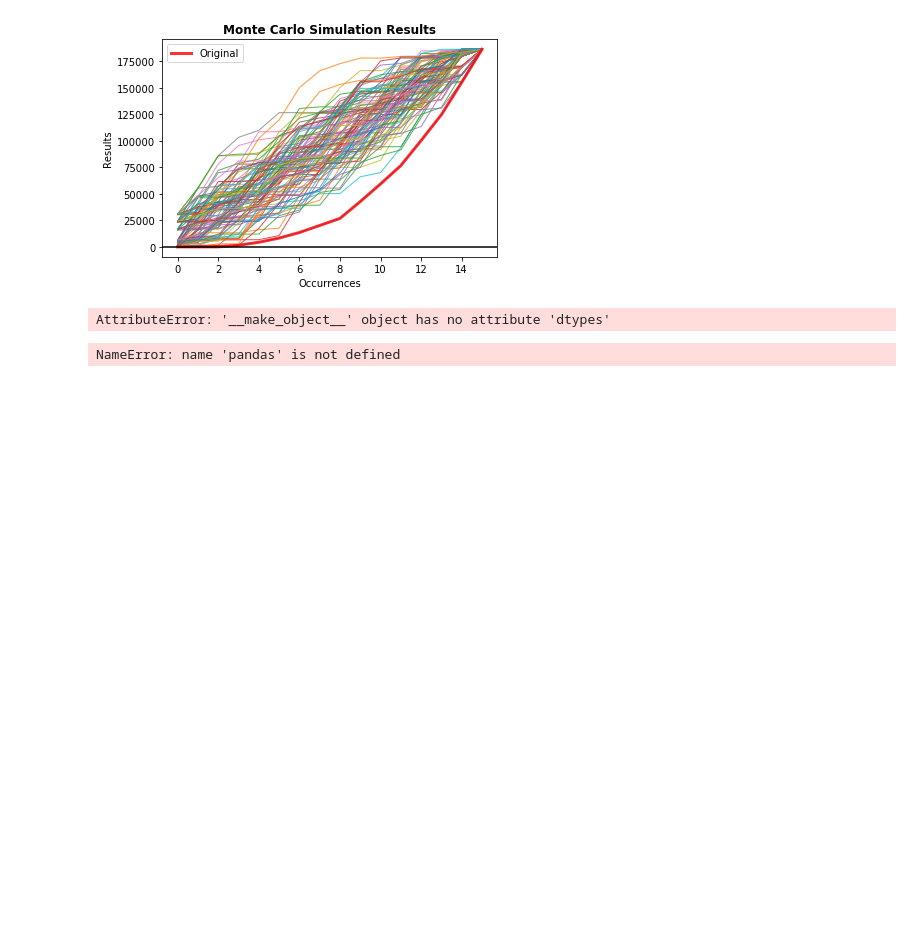
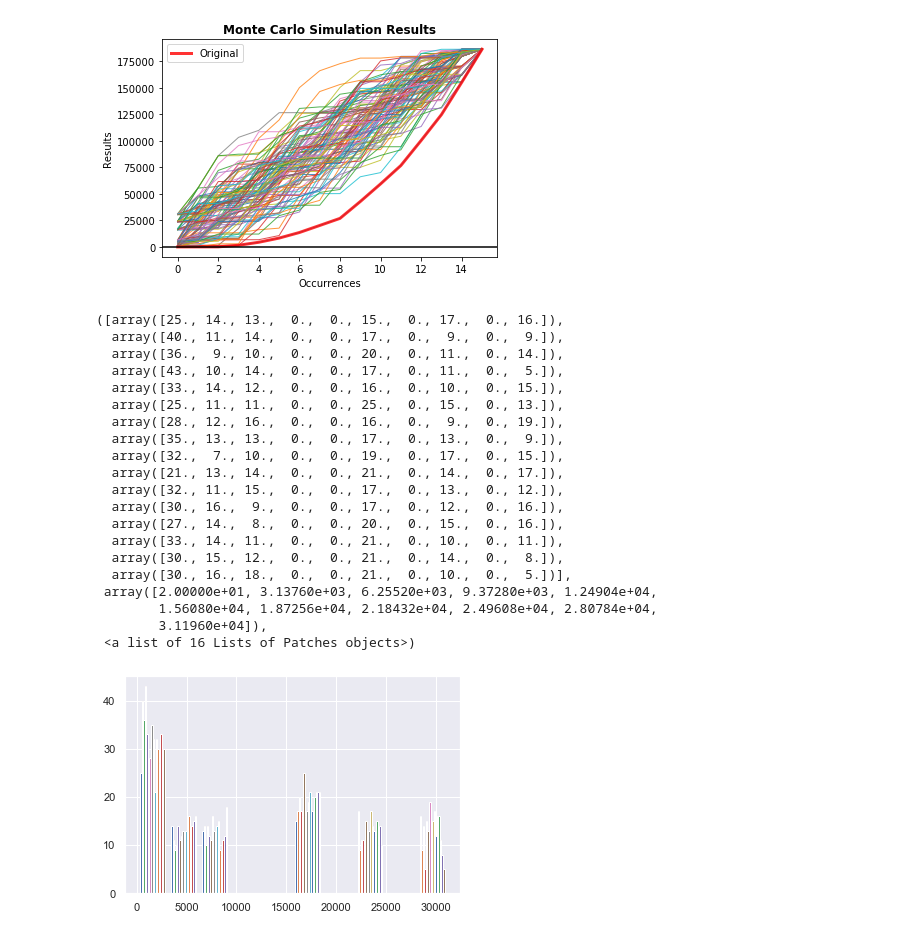
Before and after one commit to sselvakularanjan/FinTech-Project-1, a Jupyter notebook: jjp_CV_correlations.ipynb, the cells around one changed output. Cells and saved outputs as stored; diff of their text form; code cells hidden in the pictures; blank space fills up the shorter version.

Commit message:
updated with more charts

```diff
--- a/jjp_CV_correlations.ipynb
+++ b/jjp_CV_correlations.ipynb
@@ -696,11 +697,29 @@ mc_corona = all_sum_cv['Infected'].montecarlo(sims=100, bust=-0.1, goal=1)
 mc_corona.plot()
 # %% [output]
 [figure]
-# %%
-mc_corona.dtypes
-# %% [output]
-AttributeError: '__make_object__' object has no attribute 'dtypes'
 # %%
-df_mc_corona = pd.DataFrame(data=mc_corona)
+df_mc_corona =  mc_corona.data
-# %% [output]
-NameError: name 'pandas' is not defined
+# %%
+plt.hist(df_mc_corona)
+# %% [output]
+([array([25., 14., 13.,  0.,  0., 15.,  0., 17.,  0., 16.]),
+  array([40., 11., 14.,  0.,  0., 17.,  0.,  9.,  0.,  9.]),
+  array([36.,  9., 10.,  0.,  0., 20.,  0., 11.,  0., 14.]),
+  array([43., 10., 14.,  0.,  0., 17.,  0., 11.,  0.,  5.]),
+  array([33., 14., 12.,  0.,  0., 16.,  0., 10.,  0., 15.]),
+  array([25., 11., 11.,  0.,  0., 25.,  0., 15.,  0., 13.]),
+  array([28., 12., 16.,  0.,  0., 16.,  0.,  9.,  0., 19.]),
+  array([35., 13., 13.,  0.,  0., 17.,  0., 13.,  0.,  9.]),
+  array([32.,  7., 10.,  0.,  0., 19.,  0., 17.,  0., 15.]),
+  array([21., 13., 14.,  0.,  0., 21.,  0., 14.,  0., 17.]),
+  array([32., 11., 15.,  0.,  0., 17.,  0., 13.,  0., 12.]),
+  array([30., 16.,  9.,  0.,  0., 17.,  0., 12.,  0., 16.]),
+  array([27., 14.,  8.,  0.,  0., 20.,  0., 15.,  0., 16.]),
+  array([33., 14., 11.,  0.,  0., 21.,  0., 10.,  0., 11.]),
+  array([30., 15., 12.,  0.,  0., 21.,  0., 14.,  0.,  8.]),
+  array([30., 16., 18.,  0.,  0., 21.,  0., 10.,  0.,  5.])],
+ array([2.00000e+01, 3.13760e+03, 6.25520e+03, 9.37280e+03, 1.24904e+04,
+        1.56080e+04, 1.87256e+04, 2.18432e+04, 2.49608e+04, 2.80784e+04,
+        3.11960e+04]),
+ <a list of 16 Lists of Patches objects>)
+[figure, added]
```
Also changed, not shown: parts of 6 cells of this notebook.
